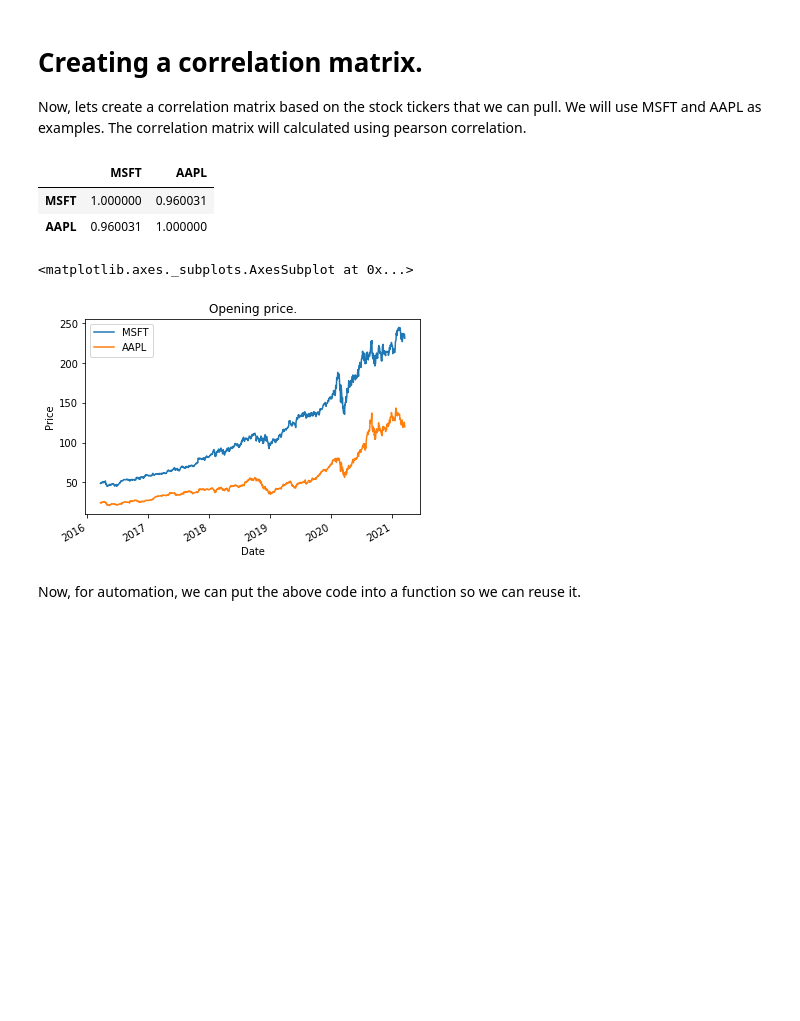
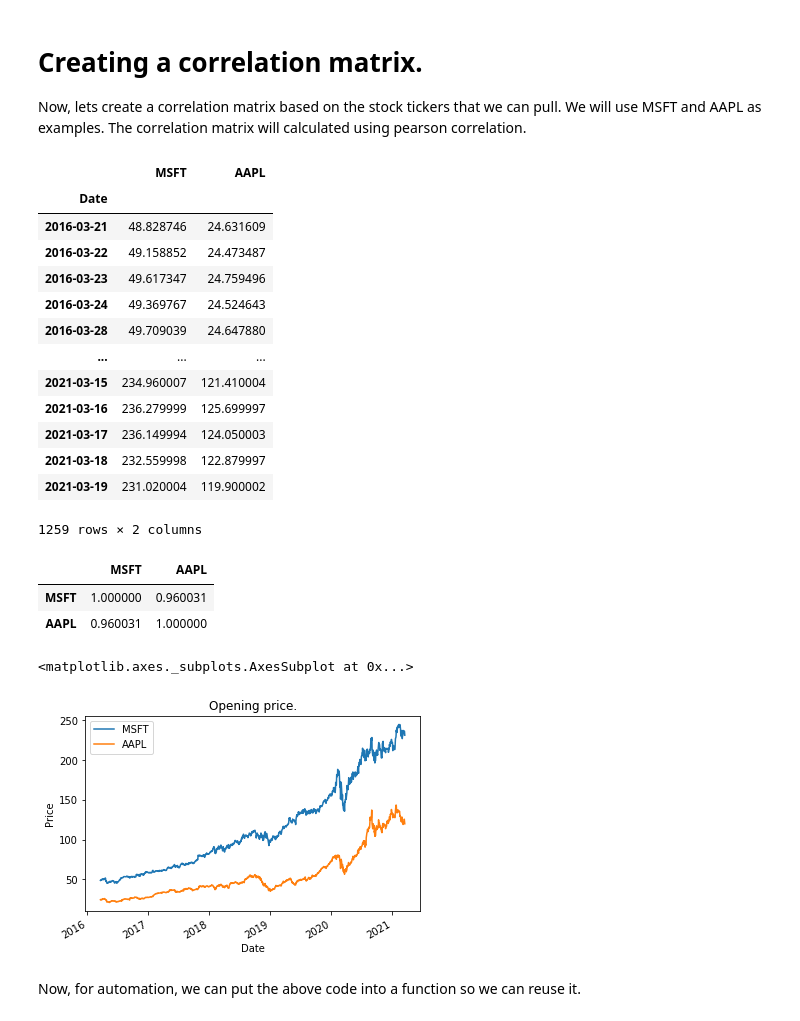
Before and after one commit to Buyancy/PyFinance, a Jupyter notebook: Python Correlation.ipynb, the cells around one changed output. Saved outputs shown, nothing was run; the diff lists cells and outputs as text; code cells hidden in the pictures; blank space fills up the shorter version.

```diff
--- a/Python Correlation.ipynb
+++ b/Python Correlation.ipynb
@@ -85,19 +85,34 @@ Now, lets create a correlation matrix based on the stock tickers that we can pul
 # %%
 tickers = ['MSFT', 'AAPL']
 
 df = pd.DataFrame()
 for t in tickers:
     tmp_ticker = yf.Ticker(t)
     tmp_hist = tmp_ticker.history(period='5y', interval='1d')
     df[t] = tmp_hist['Open']
 
+display(df)
 display(df.corr(method='pearson'))
 df.plot(title="Opening price.", ylabel='Price', xlabel='Date')
 # %% [output]
 |  | MSFT | AAPL |
-| MSFT | 1.000000 | 0.960031 |
-| AAPL | 0.960031 | 1.000000 |
+| Date |  |  |
+| 2016-03-21 | 48.828746 | 24.631609 |
+| 2016-03-22 | 49.158852 | 24.473487 |
+| 2016-03-23 | 49.617347 | 24.759496 |
+| 2016-03-24 | 49.369767 | 24.524643 |
+| 2016-03-28 | 49.709039 | 24.647880 |
+| ... | ... | ... |
+| 2021-03-15 | 234.960007 | 121.410004 |
+| 2021-03-16 | 236.279999 | 125.699997 |
+| 2021-03-17 | 236.149994 | 124.050003 |
+| 2021-03-18 | 232.559998 | 122.879997 |
+| 2021-03-19 | 231.020004 | 119.900002 |
-<matplotlib.axes._subplots.AxesSubplot at 0x...>
+1259 rows × 2 columns
+|  | MSFT | AAPL |
+| MSFT | 1.000000 | 0.960031 |
+| AAPL | 0.960031 | 1.000000 |
+<matplotlib.axes._subplots.AxesSubplot at 0x...>
 [figure]
 # %% [markdown]
 Now, for automation, we can put the above code into a function so we can reuse it.
```
Also changed, not shown: 2 other files.
